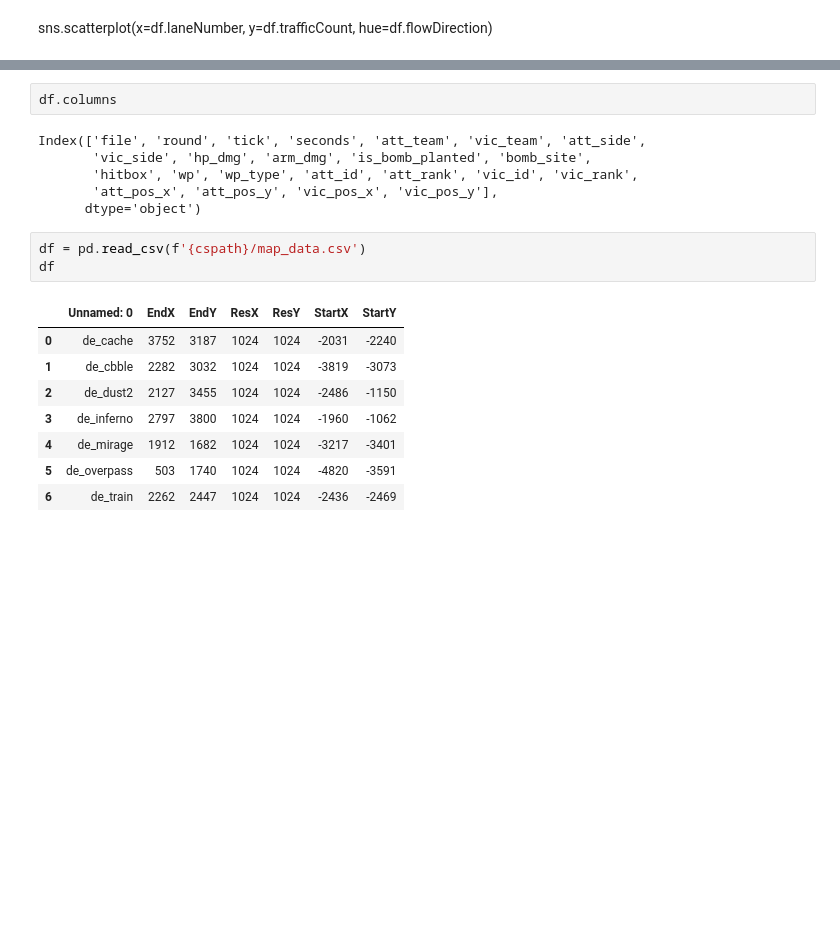
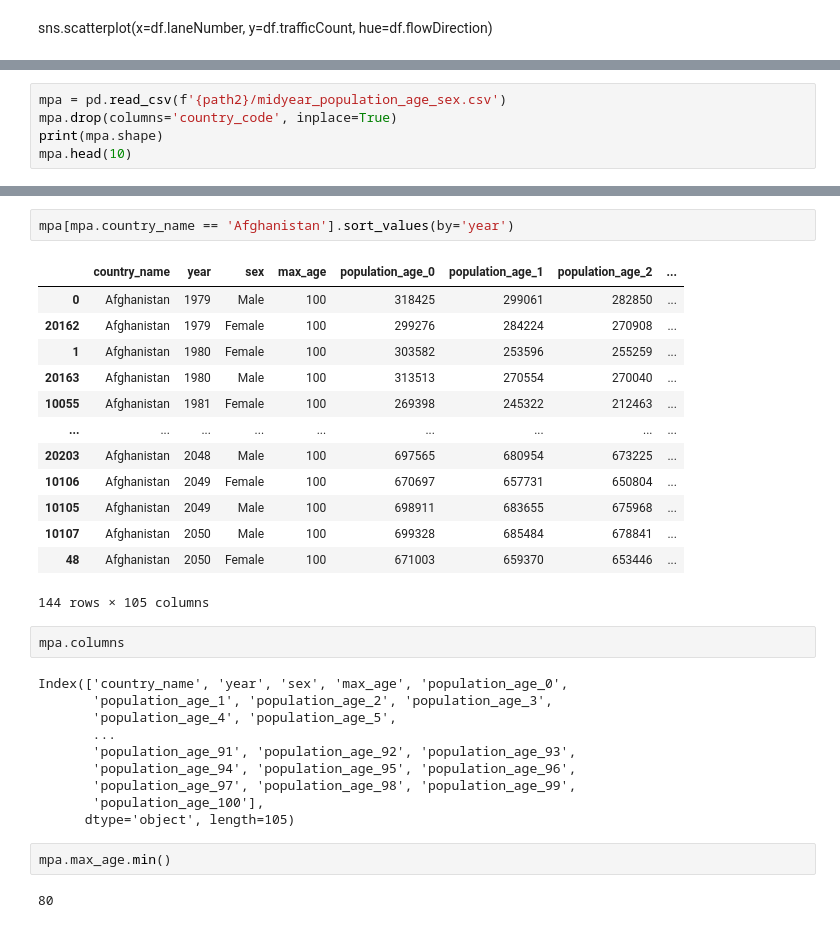
Before and after one commit to etclark3/indiv_project, a Jupyter notebook: notebook.ipynb, the cells around one changed output, grey strips where cells are left out. Saved outputs shown, nothing was run; the diff lists cells and outputs as text; blank space fills up the shorter version.

```diff
--- a/notebook.ipynb
+++ b/notebook.ipynb
@@ -166,0 +176,5 @@ df
+# %%
+mpa = pd.read_csv(f'{path2}/midyear_population_age_sex.csv')
+mpa.drop(columns='country_code', inplace=True)
+print(mpa.shape)
+mpa.head(10)
@@ -167,20 +210,32 @@ df
+# %%
+mpa[mpa.country_name == 'Afghanistan'].sort_values(by='year')
+# %% [output]
+|  | country_name | year | sex | max_age | population_age_0 | population_age_1 | population_age_2 | ... |
+| 0 | Afghanistan | 1979 | Male | 100 | 318425 | 299061 | 282850 | ... |
+| 20162 | Afghanistan | 1979 | Female | 100 | 299276 | 284224 | 270908 | ... |
+| 1 | Afghanistan | 1980 | Female | 100 | 303582 | 253596 | 255259 | ... |
+| 20163 | Afghanistan | 1980 | Male | 100 | 313513 | 270554 | 270040 | ... |
+| 10055 | Afghanistan | 1981 | Female | 100 | 269398 | 245322 | 212463 | ... |
+| ... | ... | ... | ... | ... | ... | ... | ... | ... |
+| 20203 | Afghanistan | 2048 | Male | 100 | 697565 | 680954 | 673225 | ... |
+| 10106 | Afghanistan | 2049 | Female | 100 | 670697 | 657731 | 650804 | ... |
+| 10105 | Afghanistan | 2049 | Male | 100 | 698911 | 683655 | 675968 | ... |
+| 10107 | Afghanistan | 2050 | Male | 100 | 699328 | 685484 | 678841 | ... |
+| 48 | Afghanistan | 2050 | Female | 100 | 671003 | 659370 | 653446 | ... |
+144 rows × 105 columns
 # %%
-df.columns
+mpa.columns
 # %% [output]
-Index(['file', 'round', 'tick', 'seconds', 'att_team', 'vic_team', 'att_side',
-       'vic_side', 'hp_dmg', 'arm_dmg', 'is_bomb_planted', 'bomb_site',
-       'hitbox', 'wp', 'wp_type', 'att_id', 'att_rank', 'vic_id', 'vic_rank',
-       'att_pos_x', 'att_pos_y', 'vic_pos_x', 'vic_pos_y'],
-      dtype='object')
+Index(['country_name', 'year', 'sex', 'max_age', 'population_age_0',
+       'population_age_1', 'population_age_2', 'population_age_3',
+       'population_age_4', 'population_age_5',
+       ...
+       'population_age_91', 'population_age_92', 'population_age_93',
+       'population_age_94', 'population_age_95', 'population_age_96',
+       'population_age_97', 'population_age_98', 'population_age_99',
+       'population_age_100'],
+      dtype='object', length=105)
-# %%
-df = pd.read_csv(f'{cspath}/map_data.csv')
-df
-# %% [output]
-|  | Unnamed: 0 | EndX | EndY | ResX | ResY | StartX | StartY |
-| 0 | de_cache | 3752 | 3187 | 1024 | 1024 | -2031 | -2240 |
-| 1 | de_cbble | 2282 | 3032 | 1024 | 1024 | -3819 | -3073 |
-| 2 | de_dust2 | 2127 | 3455 | 1024 | 1024 | -2486 | -1150 |
-| 3 | de_inferno | 2797 | 3800 | 1024 | 1024 | -1960 | -1062 |
-| 4 | de_mirage | 1912 | 1682 | 1024 | 1024 | -3217 | -3401 |
-| 5 | de_overpass | 503 | 1740 | 1024 | 1024 | -4820 | -3591 |
-| 6 | de_train | 2262 | 2447 | 1024 | 1024 | -2436 | -2469 |
+# %%
+mpa.max_age.min()
+# %% [output]
+80
```
Also changed, not shown: parts of 86 cells of this notebook.
